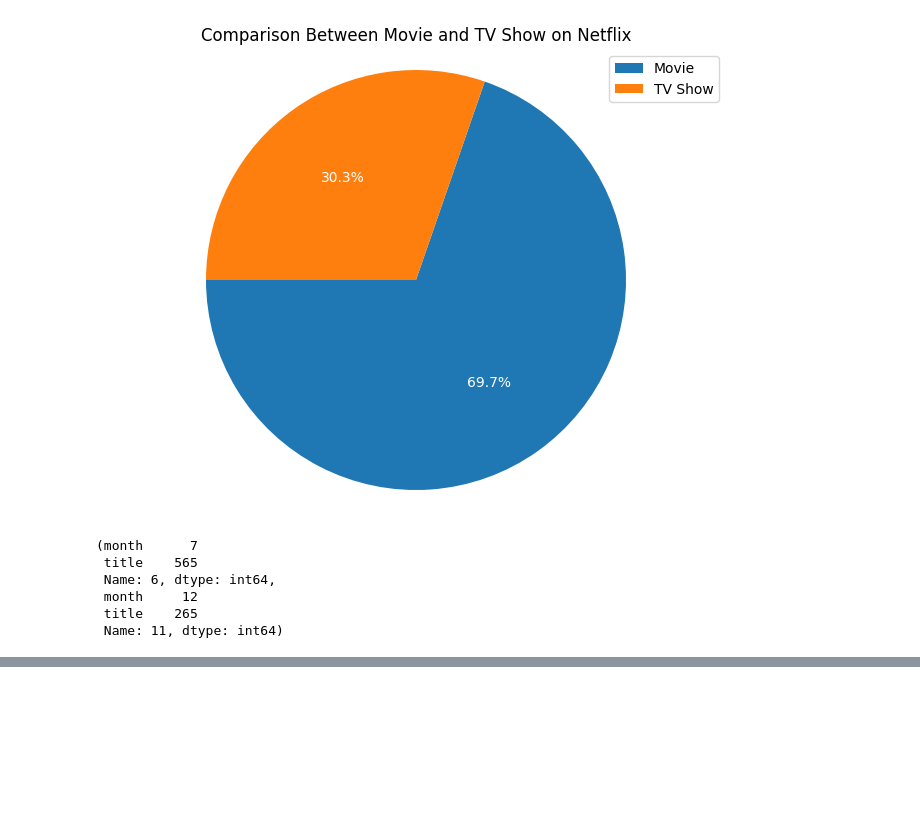
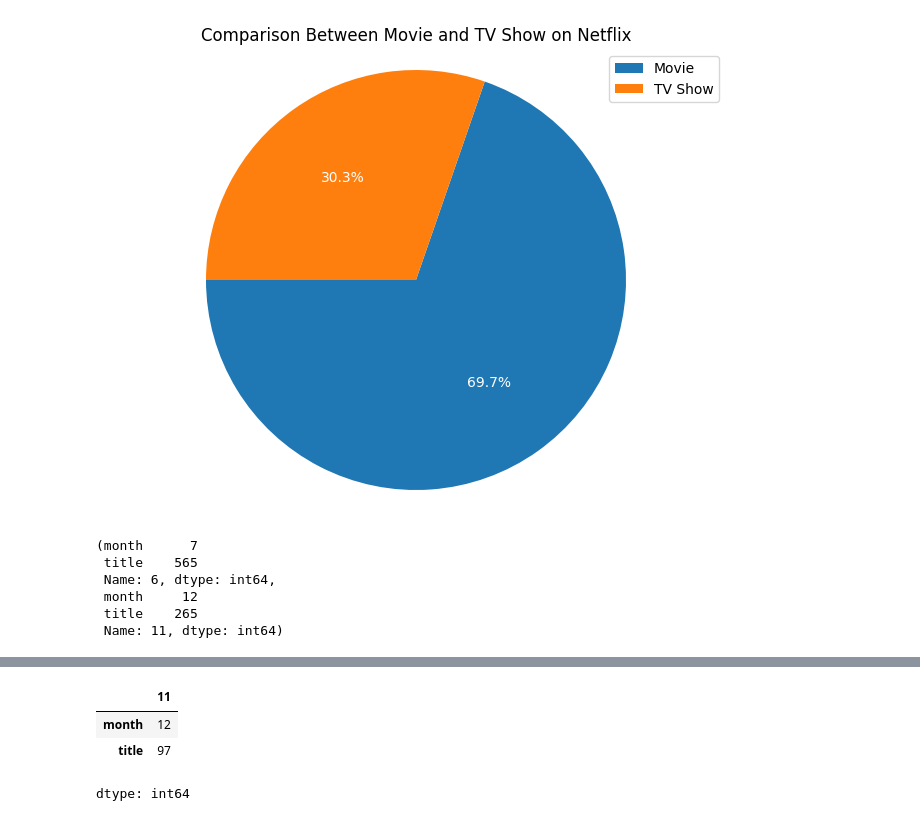
Before and after one commit to PatandyaW/Skripsikkk, a Jupyter notebook: Skripsik.ipynb, the cells around one changed output, grey strips where cells are left out. Saved outputs shown, nothing was run; the diff lists cells and outputs as text; code cells hidden in the pictures; blank space fills up the shorter version.

```diff
--- a/Skripsik.ipynb
+++ b/Skripsik.ipynb
@@ -238,0 +218,11 @@ No data available for age ratings.
+# %%
+# Adding 'month' column to the dataframe
+net_df['month'] = net_df['date_added'].dt.month
+
+# Grouping by both 'age_ratings' and 'month', counting unique titles
+shows_monthly_rate = net_df.groupby(['age_ratings', 'month'])['title'].nunique().reset_index()
+
+# Finding the best month for each rating by sorting within each group
+best_months_by_rating = shows_monthly_rate.sort_values(['age_ratings', 'title'], ascending=[True, False]).drop_duplicates('age_ratings')
+
+print(best_months_by_rating)
@@ -238,0 +245,18 @@ No data available for age ratings.
+# %%
+tv_shows_rate = net_df[net_df['age_ratings'] == 'TV-PG'].copy()
+
+# Adding 'month' columns to both dataframes
+tv_shows_rate['month'] = tv_shows_rate['date_added'].dt.month
+
+# Grouping by month and counting unique titles for TV Shows
+tv_shows_monthly_rate = tv_shows_rate.groupby('month')['title'].nunique().reset_index()
+
+# Identifying the best month for releasing movies and TV shows
+best_month_tv_rate = tv_shows_monthly_rate.sort_values('title', ascending=False).iloc[0]
+
+best_month_tv_rate
+# %% [output]
+|  | 11 |
+| month | 12 |
+| title | 97 |
+dtype: int64
```
Also changed, not shown: parts of 3 cells of this notebook.
